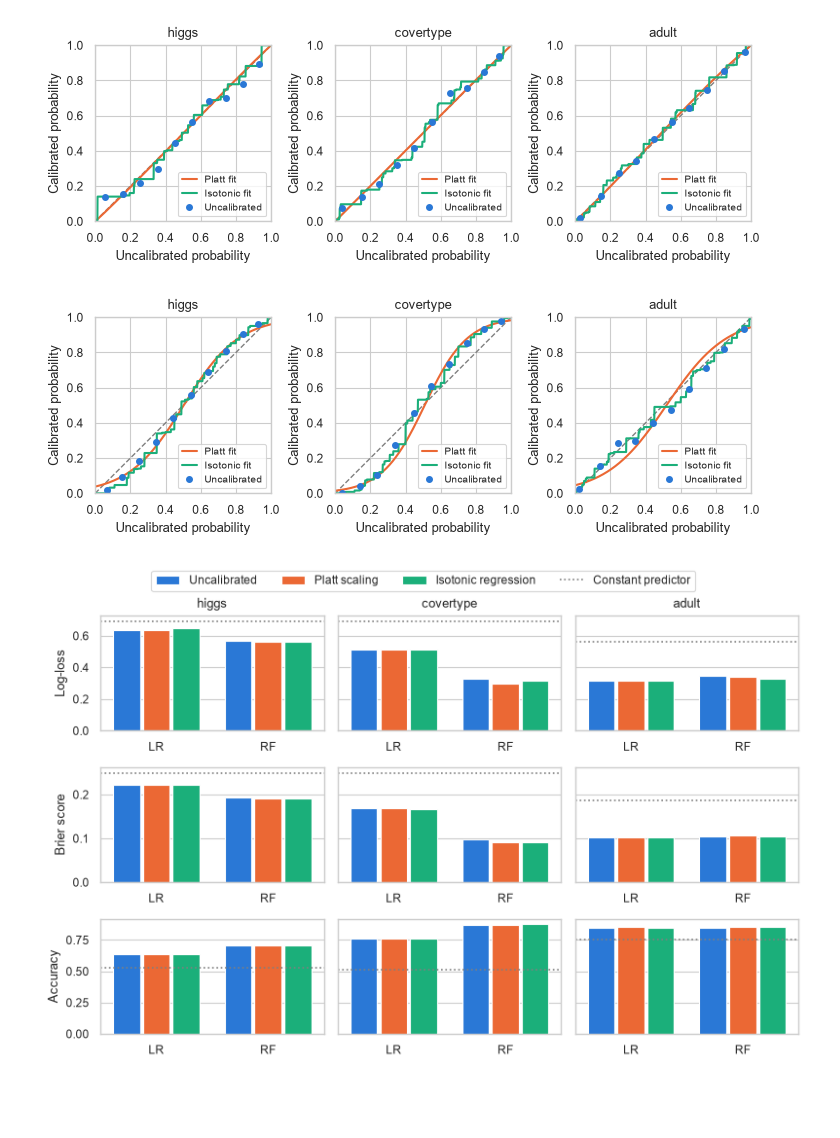
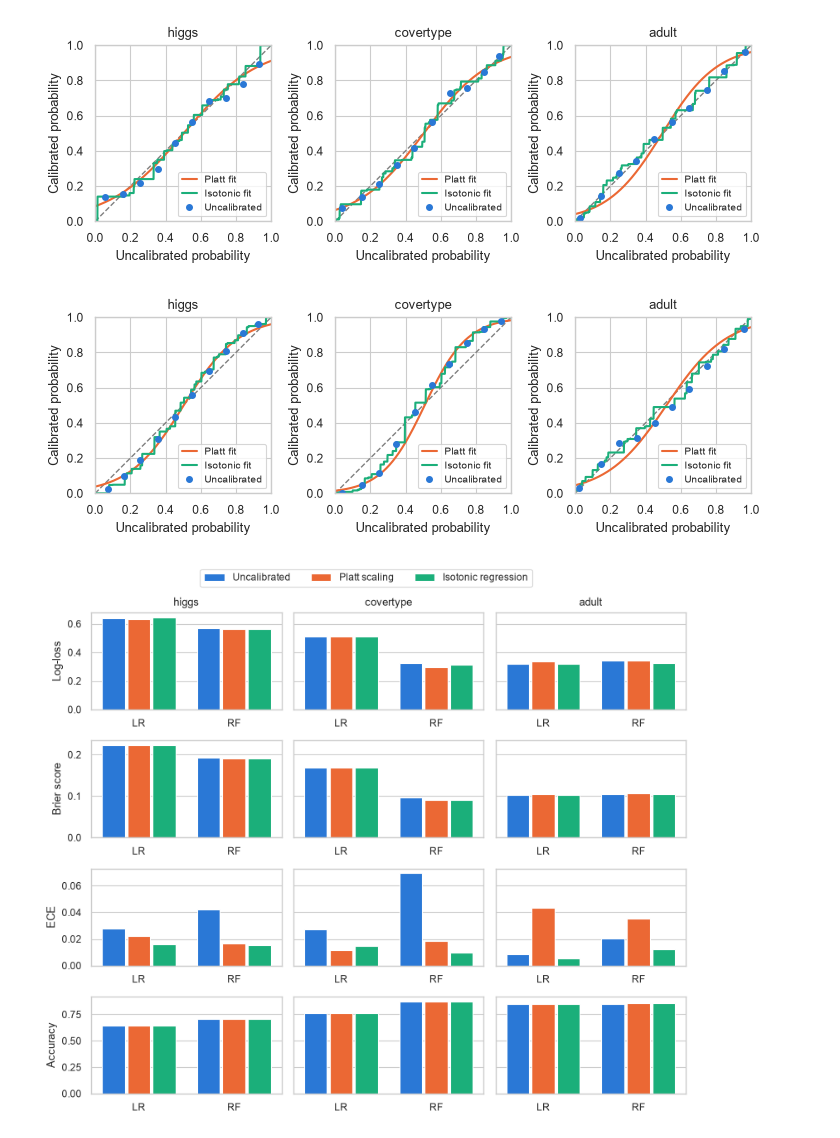
Before and after one commit to MarcoColan01/project-probcalibration-statsML2526, a Jupyter notebook: notebooks/2_training_calibration.ipynb, the cells around one changed output. Cells and saved outputs as stored; diff of their text form; code cells hidden in the pictures; blank space fills up the shorter version.

Commit message:
CALIBRATION: added ECE in metrics + minor changes

```diff
--- a/notebooks/2_training_calibration.ipynb
+++ b/notebooks/2_training_calibration.ipynb
@@ -50,19 +50,10 @@ adult      RF: RandomForestClassifier(n_jobs=-1, random_state=42)
 # %%
-def model_outputs(model, model_name, X):
-    proba = model.predict_proba(X)[:, 1]
-    score = model.decision_function(X) if model_name == "LR" else proba
-    return score, proba
-
-
 outputs = {}
 for (name, model_name), model in models.items():
     for split in ("cal", "test"):
-        outputs[name, model_name, split] = model_outputs(model, model_name, data[name][split][0])
+        outputs[name, model_name, split] = model.predict_proba(data[name][split][0])[:,1]
 
-np.savez_compressed(
-    RESULTS_DIR / "uncalibrated_outputs.npz",
-    **{f"{n}_{m}_{s}_{kind}": arr
-       for (n, m, s), pair in outputs.items() for kind, arr in zip(("score", "proba"), pair)})
+np.savez_compressed(RESULTS_DIR / "uncalibrated_outputs.npz", **{f"{n}_{m}_{s}": p for (n, m, s), p in outputs.items()})
 # %%
 CALIBRATORS = {"platt": PlattScaling, "isotonic": IsotonicCalibrator}
 METHODS = ["uncalibrated", *CALIBRATORS]
@@ -70,20 +61,9 @@ METHODS = ["uncalibrated", *CALIBRATORS]
 calibrators, probs = {}, {}
 for name, model_name in models:
     y_cal = data[name]["cal"][1]
-    s_cal, p_cal = outputs[name, model_name, "cal"]
-    s_test, p_test = outputs[name, model_name, "test"]
+    p_cal, p_test = outputs[name, model_name, "cal"], outputs[name, model_name, "test"]
     probs[name, model_name, "uncalibrated"] = {"cal": p_cal, "test": p_test}
     for method, Calibrator in CALIBRATORS.items():
-        calibrator = Calibrator().fit(s_cal, y_cal)
+        calibrator = Calibrator().fit(p_cal, y_cal)
         calibrators[name, model_name, method] = calibrator
-        probs[name, model_name, method] = {"cal": calibrator.predict_proba(s_cal),
-                                           "test": calibrator.predict_proba(s_test)}
+        probs[name, model_name, method] = {"cal": calibrator.predict_proba(p_cal), "test": calibrator.predict_proba(p_test)}
-# %%
-rows = []
-for name, model_name in models:
-    platt = calibrators[name, model_name, "platt"]
-    iso = calibrators[name, model_name, "isotonic"]
-    rows.append({"dataset": name, "model": model_name, "platt A": platt.A_, "platt B": platt.B_,
-                 "iterations": platt.n_iter_, "converged": platt.converged_,
-                 "isotonic steps": len(iso.values_)})
-pd.DataFrame(rows).set_index(["dataset", "model"]).round(4)
@@ -164,11 +135,11 @@ MODEL_STYLES = {
 
 
 MODEL_COLORS = {
-    ("LR", "uncalibrated"): "#56b4e9",
-    ("LR", "platt"):        "#eb6834",
+    ("LR", "platt"): "#56b4e9",
+    ("LR", "uncalibrated"):        "#eb6834",
     ("LR", "isotonic"):     "#1baf7a",
-    ("RF", "uncalibrated"): "#003366",
-    ("RF", "platt"):        "#d62728",
+    ("RF", "platt"): "#003366",
+    ("RF", "uncalibrated"):        "#d62728",
     ("RF", "isotonic"):     "#027E02",
 }
 
@@ -228,12 +199,11 @@ COLORS = {"uncalibrated": "#2a78d6", "platt": "#eb6834", "isotonic": "#1baf7a"}
 
 def calibration_maps_figure(model_name):
     fig, axes = plt.subplots(1, len(DATASETS), figsize=(7.2, 2.8), layout="constrained")
-    grid = np.linspace(5e-4, 1 - 5e-4, 2000)
+    grid = np.linspace(0, 1, 2001)
     for ax, name in zip(axes, DATASETS):
         reliability_axes(ax, xlabel="Uncalibrated probability", ylabel="Calibrated probability")
-        score = TO_SCORE[model_name](grid)
         for method in CALIBRATORS:
-            ax.plot(grid, calibrators[name, model_name, method].predict_proba(score),
+            ax.plot(grid, calibrators[name, model_name, method].predict_proba(grid),
                     color=COLORS[method], linewidth=1.5, label=FIT_LABELS[method])
         reliability_curve(ax, data[name]["test"][1], probs[name, model_name, "uncalibrated"]["test"],
                           color=COLORS["uncalibrated"], marker="o", linestyle="none", markersize=4,
@@ -248,29 +218,27 @@ for model_name in MODELS:
     fig.savefig(FIG_DIR / f"calibration_maps_{model_name}.pdf", bbox_inches="tight")
     plt.show()
 # %% [output]
-[figure, old version]
+[figure, new version]
 [figure]
 # %%
-METRIC_LABELS = {"log_loss": "Log-loss", "brier": "Brier score", "accuracy": "Accuracy"}
+METRIC_LABELS = {"log_loss": "Log-loss", "brier": "Brier score", "ece": "ECE", "accuracy": "Accuracy"}
 
-fig, axes = plt.subplots(len(METRIC_LABELS), len(DATASETS), figsize=(8, 5), sharey="row")
+fig, axes = plt.subplots(len(METRIC_LABELS), len(DATASETS), figsize=(8, 6.5), sharey="row")
 for i, (metric, metric_label) in enumerate(METRIC_LABELS.items()):
     for j, name in enumerate(DATASETS):
         ax = axes[i, j]
         rows = test_metrics[test_metrics["dataset"] == name]
         sns.barplot(data=rows[rows["model"] != "constant"], x="model", y=metric, hue="method",
                     hue_order=METHODS, palette=COLORS, saturation=1, gap=0.1, ax=ax)
-        ax.axhline(rows.loc[rows["model"] == "constant", metric].item(),
-                   color="grey", linestyle=":", label="Constant predictor")
         ax.set(title=name if i == 0 else "", xlabel="", ylabel=metric_label if j == 0 else "")
         handles, labels = ax.get_legend_handles_labels()
         ax.get_legend().remove()
 fig.legend(handles, [LABELS.get(l, l) for l in labels], loc="upper center", ncol=4,
            bbox_to_anchor=(0.5, 1.04))
 fig.tight_layout()
 fig.savefig(FIG_DIR / "test_metrics.pdf", bbox_inches="tight")
 # %% [output]
-[figure, old version]
+[figure, new version]
 # %%
 CAL_SIZES = [2 ** k for k in range(5, 13)]
 
```
Also changed, not shown: parts of 7 cells of this notebook, 3 other files.
